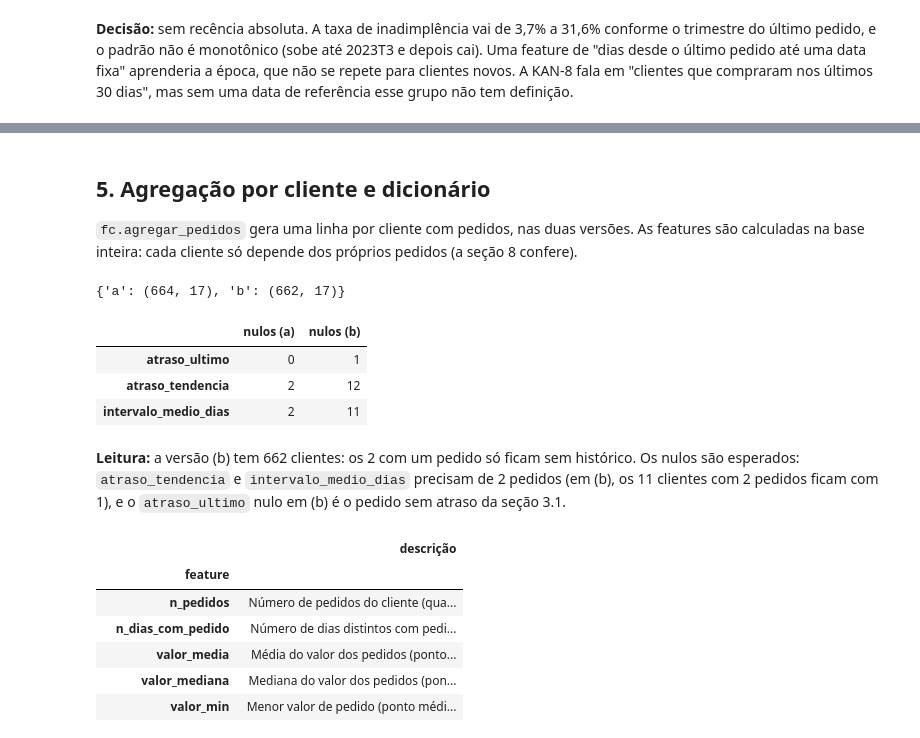
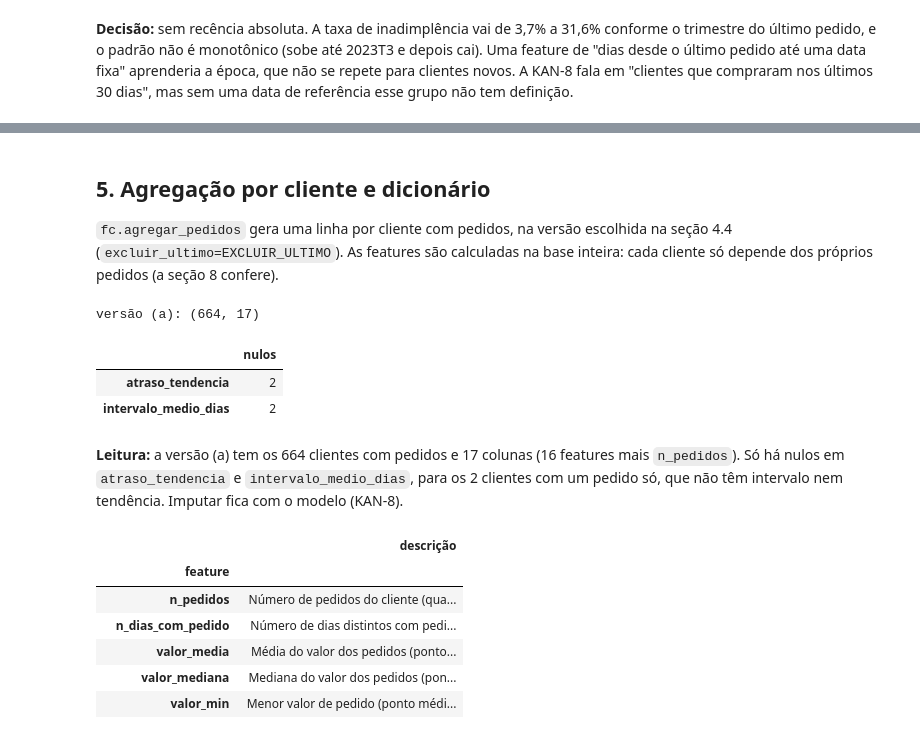
Before and after one commit to willianrupert/Equipe-12-ML, a Jupyter notebook: notebooks/04_features_comportamentais.ipynb, the cells around one changed output, grey strips where cells are left out. Saved outputs shown, nothing was run; the diff lists cells and outputs as text; code cells hidden in the pictures.

```diff
--- a/notebooks/04_features_comportamentais.ipynb
+++ b/notebooks/04_features_comportamentais.ipynb
@@ -237,0 +297,18 @@ por_epoca
+# %%
+anteriores = hist[hist["pos"] > 0]
+perfil = pd.DataFrame({
+    "inadimplente": ultimo_ped["inadimplente"],
+    "atraso do último pedido": grupo_ultimo,
+    "algum anterior > 2 dias": anteriores.groupby("id_cliente")["atrasou_2d"].max(),
+    "penúltimo > 2 dias": anteriores[anteriores["pos"] == 1].set_index("id_cliente")["atrasou_2d"],
+    "pior atraso anterior": anteriores.groupby("id_cliente")["atraso_num"].max(),
+}).dropna(subset=["pior atraso anterior"])
+perfil["algum anterior grave"] = (perfil["pior atraso anterior"] > ATRASO_GRAVE).astype(float)
+
+perfil.groupby(["atraso do último pedido", "inadimplente"], observed=True).agg(**{
+    "clientes": ("inadimplente", "size"),
+    "algum anterior > 2 dias": ("algum anterior > 2 dias", "mean"),
+    "penúltimo > 2 dias": ("penúltimo > 2 dias", "mean"),
+    "algum anterior grave": ("algum anterior grave", "mean"),
+    "pior anterior (mediana)": ("pior atraso anterior", "median"),
+})
@@ -237,0 +335,6 @@ por_epoca
+# %%
+baixo = perfil["atraso do último pedido"].isin(["sem atraso", "1 a 2 dias"])
+pd.DataFrame({
+    f"algum anterior > {d} dias": perfil[baixo].groupby("inadimplente")["pior atraso anterior"].apply(lambda s: (s > d).mean())
+    for d in [2, 6, 10, 15, 30]
+}).rename(index={0: "adimplentes", 1: "inadimplentes"}).T
@@ -237,0 +356,11 @@ por_epoca
+# %%
+inad_baixo = perfil[baixo & perfil["inadimplente"].eq(1)]
+frac_grave = inad_baixo["algum anterior grave"].mean()
+VERSAO = "b" if frac_grave >= 0.5 else "a"
+EXCLUIR_ULTIMO = VERSAO == "b"
+pd.Series({
+    "inadimplentes com o último pedido baixo (com histórico anterior)": len(inad_baixo),
+    f"... com algum pedido anterior acima de {ATRASO_GRAVE} dias": int(inad_baixo["algum anterior grave"].sum()),
+    "proporção (regra: >= 0,5 -> versão b)": round(frac_grave, 3),
+    "versão escolhida": VERSAO,
+}, name="valor").to_frame()
@@ -238,21 +379,19 @@ por_epoca
 # %% [markdown]
 ## 5. Agregação por cliente e dicionário
 
-`fc.agregar_pedidos` gera uma linha por cliente com pedidos, nas duas versões. As features são calculadas na base inteira: cada cliente só depende dos próprios pedidos (a seção 8 confere).
+`fc.agregar_pedidos` gera uma linha por cliente com pedidos, na versão escolhida na seção 4.4 (`excluir_ultimo=EXCLUIR_ULTIMO`). As features são calculadas na base inteira: cada cliente só depende dos próprios pedidos (a seção 8 confere).
 # %%
-feats = {"a": fc.agregar_pedidos(pc), "b": fc.agregar_pedidos(pc, excluir_ultimo=True)}
-assert all(f.index.is_unique for f in feats.values())
-assert (feats["b"]["n_pedidos"] == feats["a"].loc[feats["b"].index, "n_pedidos"] - 1).all()
-print({v: f.shape for v, f in feats.items()})
-pd.DataFrame({"nulos (a)": feats["a"].isna().sum(), "nulos (b)": feats["b"].isna().sum()}).query("`nulos (a)` > 0 or `nulos (b)` > 0")
+feats = fc.agregar_pedidos(pc, excluir_ultimo=EXCLUIR_ULTIMO)
+assert feats.index.is_unique
+print(f"versão ({VERSAO}):", feats.shape)
+feats.isna().sum().loc[lambda s: s > 0].rename("nulos").to_frame()
 # %% [output]
-{'a': (664, 17), 'b': (662, 17)}
+versão (a): (664, 17)
-|  | nulos (a) | nulos (b) |
-| atraso_ultimo | 0 | 1 |
-| atraso_tendencia | 2 | 12 |
-| intervalo_medio_dias | 2 | 11 |
+|  | nulos |
+| atraso_tendencia | 2 |
+| intervalo_medio_dias | 2 |
 # %% [markdown]
-**Leitura:** a versão (b) tem 662 clientes: os 2 com um pedido só ficam sem histórico. Os nulos são esperados: `atraso_tendencia` e `intervalo_medio_dias` precisam de 2 pedidos (em (b), os 11 clientes com 2 pedidos ficam com 1), e o `atraso_ultimo` nulo em (b) é o pedido sem atraso da seção 3.1.
+**Leitura:** a versão (a) tem os 664 clientes com pedidos e 17 colunas (16 features mais `n_pedidos`). Só há nulos em `atraso_tendencia` e `intervalo_medio_dias`, para os 2 clientes com um pedido só, que não têm intervalo nem tendência. Imputar fica com o modelo (KAN-8).
 # %%
 pd.DataFrame.from_dict(fc.DICIONARIO, orient="index", columns=["descrição"]).rename_axis("feature")
 # %% [output]
```
Also changed, not shown: parts of 32 cells of this notebook, 6 other files.
